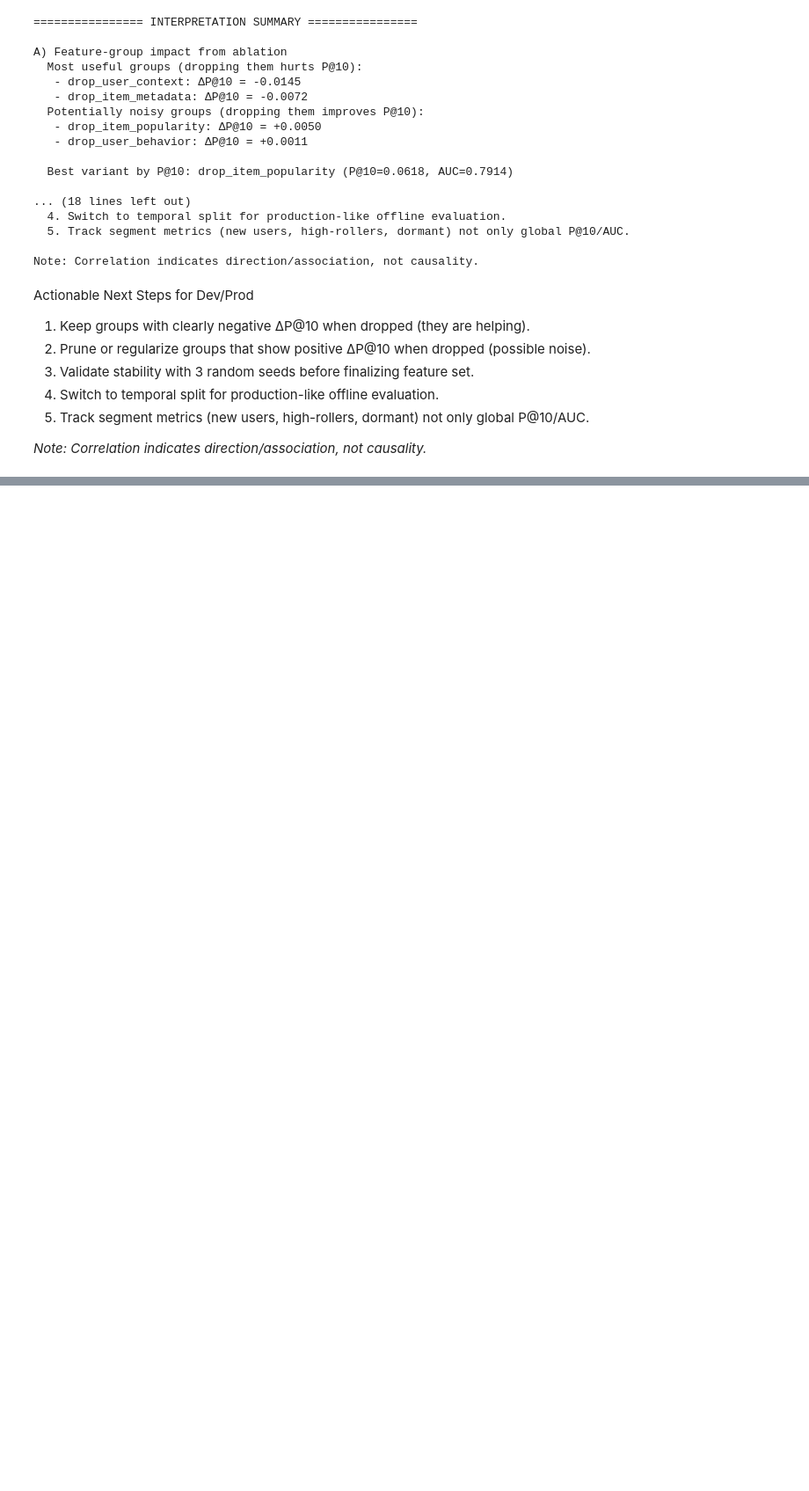
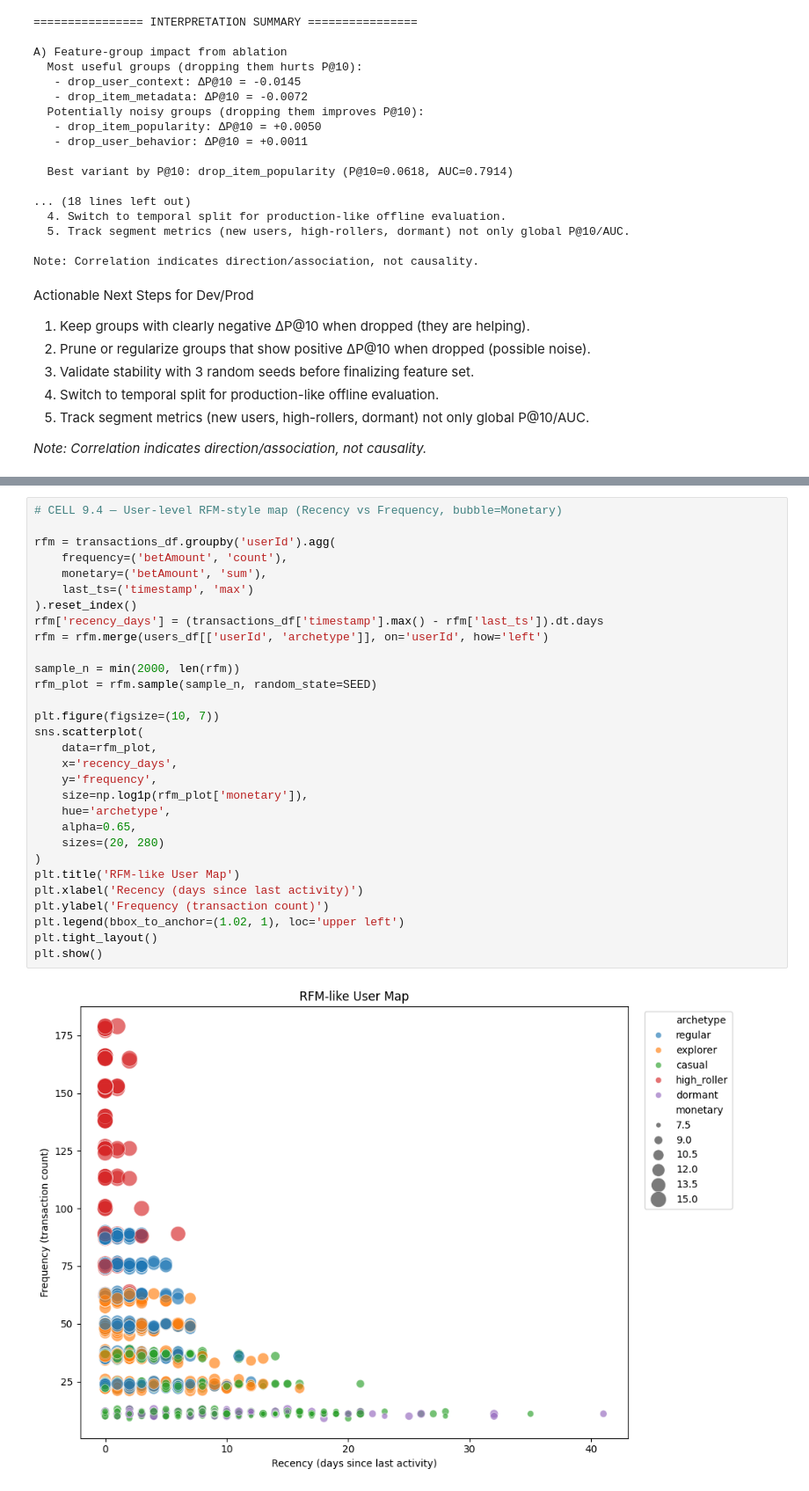
Before and after one commit to AyushDubeyaquagaming/Hybrid-RecSys, a Jupyter notebook: lightfm/recsys.ipynb, the cells around one changed output, grey strips where cells are left out. Shown at 88% size. Drawn from its saved outputs; the diff is of its cells as text; blank space fills up the shorter version.

```diff
--- a/lightfm/recsys.ipynb
+++ b/lightfm/recsys.ipynb
@@ -1114,0 +1228,32 @@ Actionable Next Steps for Dev/Prod
+# %%
+# CELL 9.4 — User-level RFM-style map (Recency vs Frequency, bubble=Monetary)
+
+rfm = transactions_df.groupby('userId').agg(
+    frequency=('betAmount', 'count'),
+    monetary=('betAmount', 'sum'),
+    last_ts=('timestamp', 'max')
+).reset_index()
+rfm['recency_days'] = (transactions_df['timestamp'].max() - rfm['last_ts']).dt.days
+rfm = rfm.merge(users_df[['userId', 'archetype']], on='userId', how='left')
+
+sample_n = min(2000, len(rfm))
+rfm_plot = rfm.sample(sample_n, random_state=SEED)
+
+plt.figure(figsize=(10, 7))
+sns.scatterplot(
+    data=rfm_plot,
+    x='recency_days',
+    y='frequency',
+    size=np.log1p(rfm_plot['monetary']),
+    hue='archetype',
+    alpha=0.65,
+    sizes=(20, 280)
+)
+plt.title('RFM-like User Map')
+plt.xlabel('Recency (days since last activity)')
+plt.ylabel('Frequency (transaction count)')
+plt.legend(bbox_to_anchor=(1.02, 1), loc='upper left')
+plt.tight_layout()
+plt.show()
+# %% [output]
+[figure, added]
```
Also changed, not shown: parts of 7 cells of this notebook.
